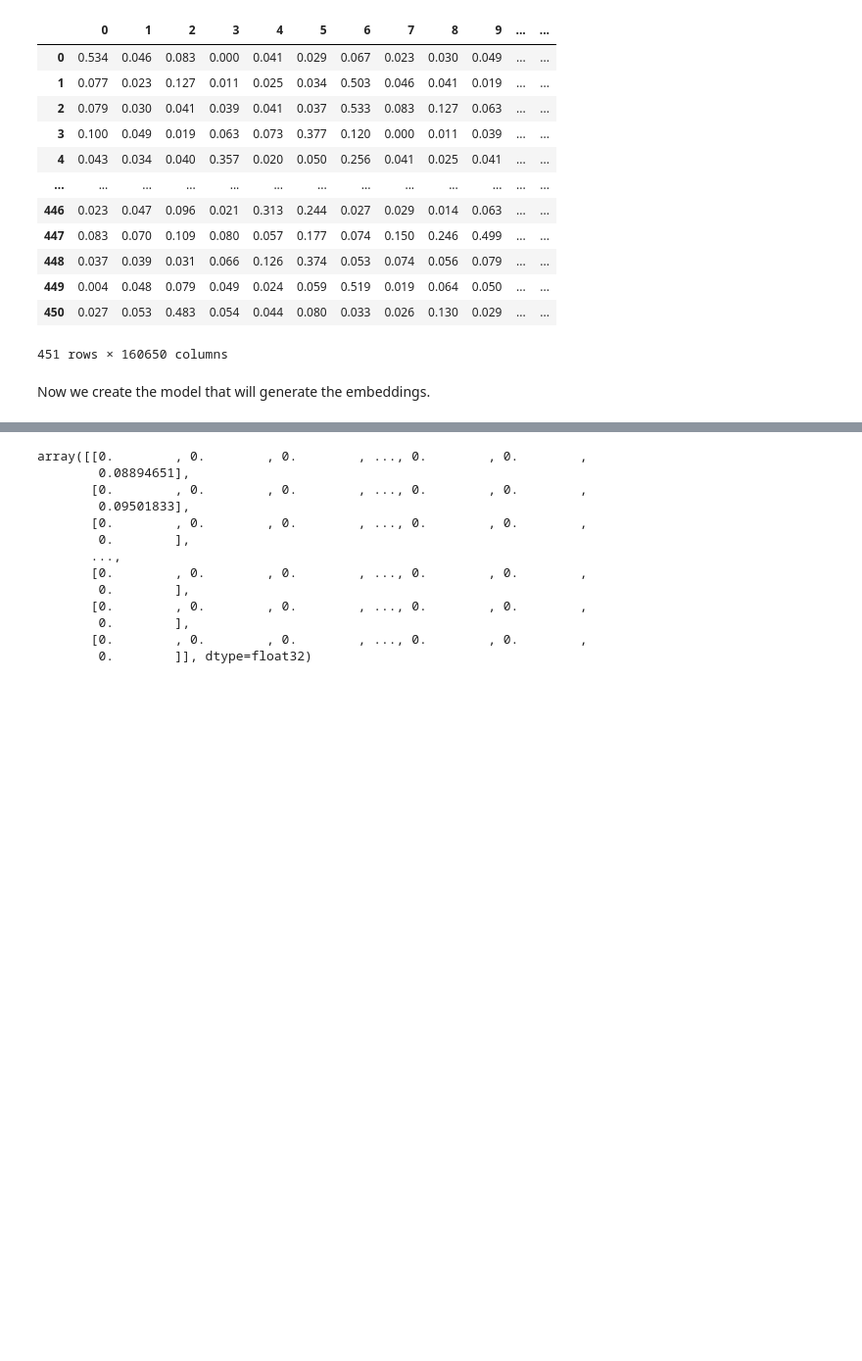
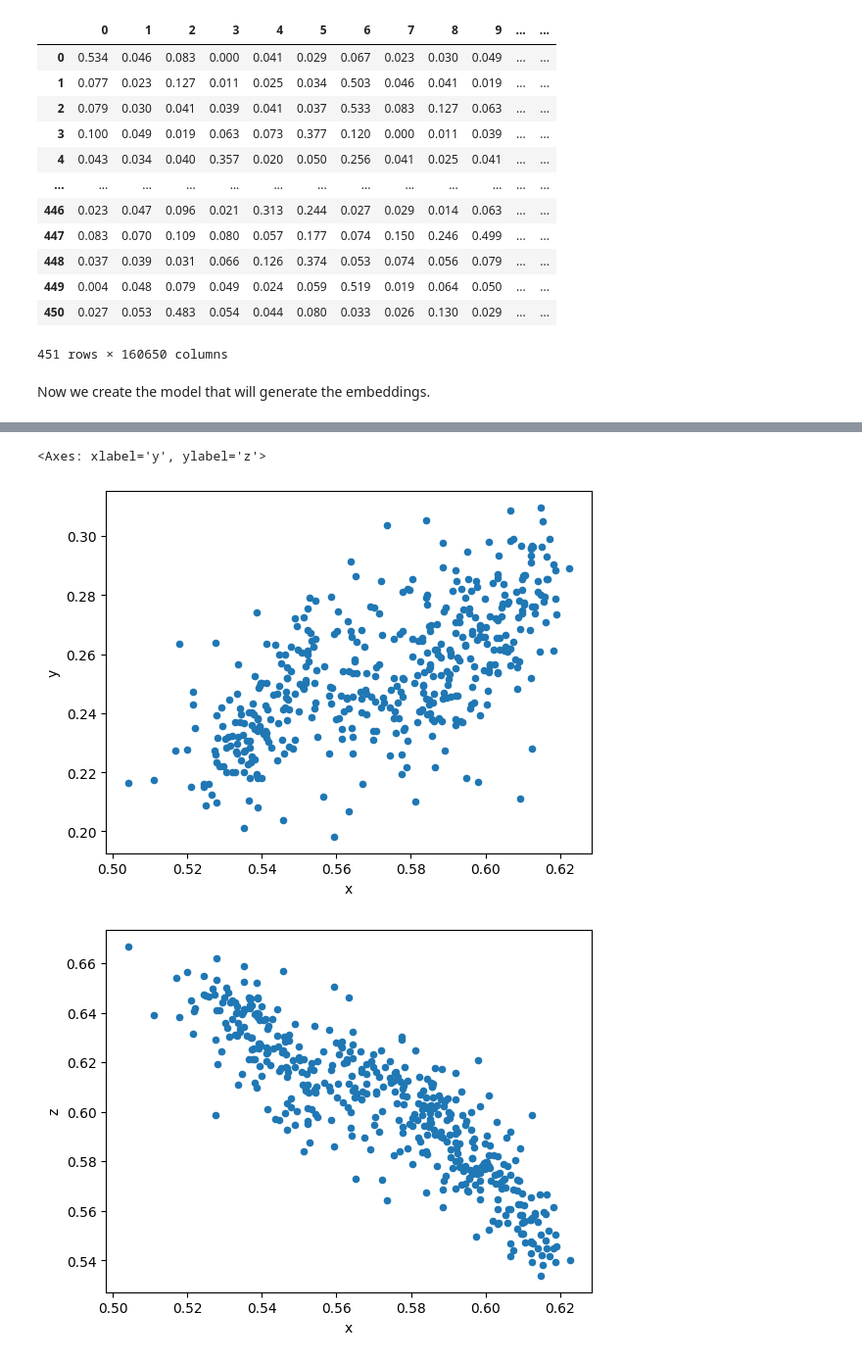
Before and after one commit to hakai-vulpes/resistance-graph-study, a Jupyter notebook: generation.ipynb, the cells around one changed output, grey strips where cells are left out. Shown at 98% size. Saved outputs shown, nothing was run; the diff lists cells and outputs as text; code cells hidden in the pictures; blank space fills up the shorter version.

```diff
--- a/generation.ipynb
+++ b/generation.ipynb
@@ -137,16 +137,19 @@ Epoch 100/100
 # %%
 player_embeddings
+df_player_embeddings = pd.DataFrame(
+    player_embeddings,
+    columns=[
+        'x',
+        'y',
+        'z',
+    ]
+)
+df_player_embeddings.plot.scatter(x='x', y='y')
+df_player_embeddings.plot.scatter(x='x', y='z')
+df_player_embeddings.plot.scatter(x='y', y='z')
+
+# As we can see, the embeddings have repeated information, but not enough such that we should drop a dimension.
 # %% [output]
-array([[0.        , 0.        , 0.        , ..., 0.        , 0.        ,
-        0.08894651],
-       [0.        , 0.        , 0.        , ..., 0.        , 0.        ,
-        0.09501833],
-       [0.        , 0.        , 0.        , ..., 0.        , 0.        ,
-        0.        ],
-       ...,
-       [0.        , 0.        , 0.        , ..., 0.        , 0.        ,
-        0.        ],
-       [0.        , 0.        , 0.        , ..., 0.        , 0.        ,
-        0.        ],
-       [0.        , 0.        , 0.        , ..., 0.        , 0.        ,
-        0.        ]], dtype=float32)
+<Axes: xlabel='y', ylabel='z'>
+[figure, added]
+[figure, added]
```
Also changed, not shown: parts of 5 cells of this notebook, 1 other file.
